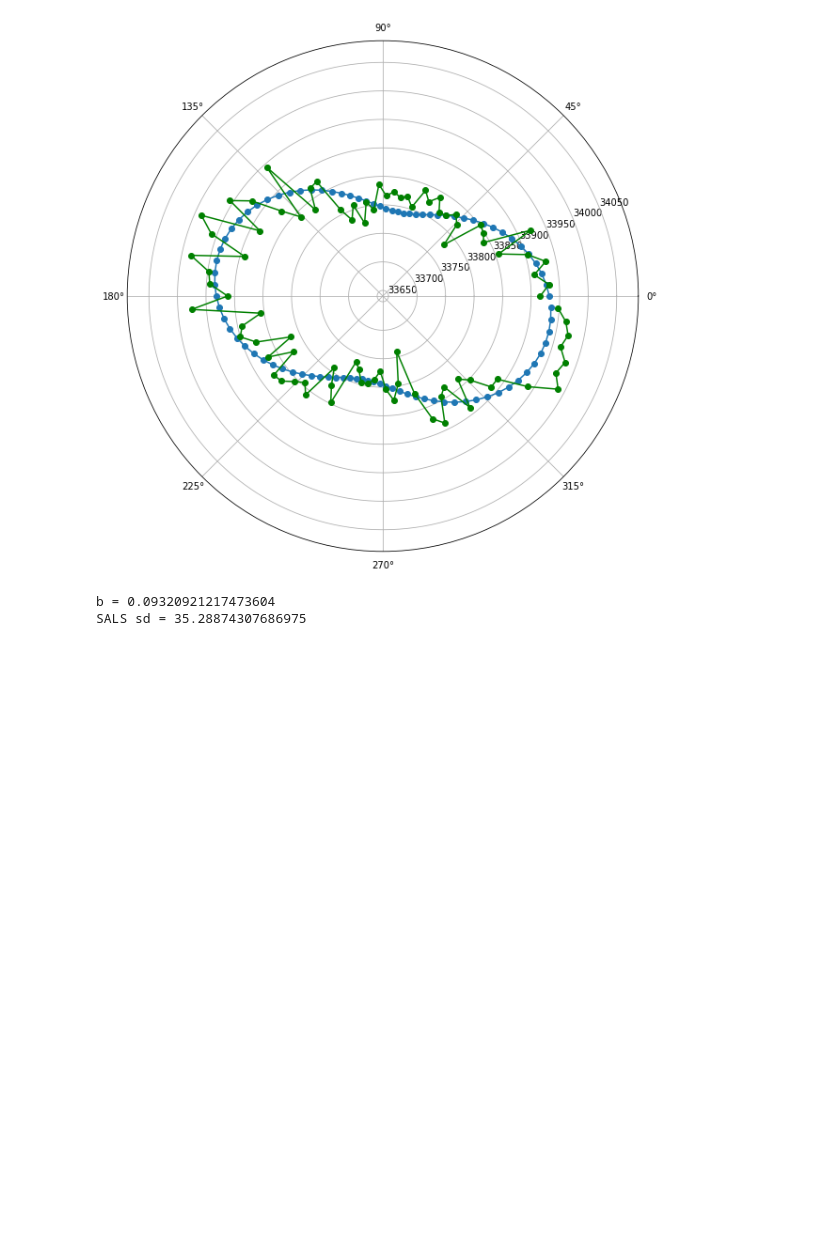
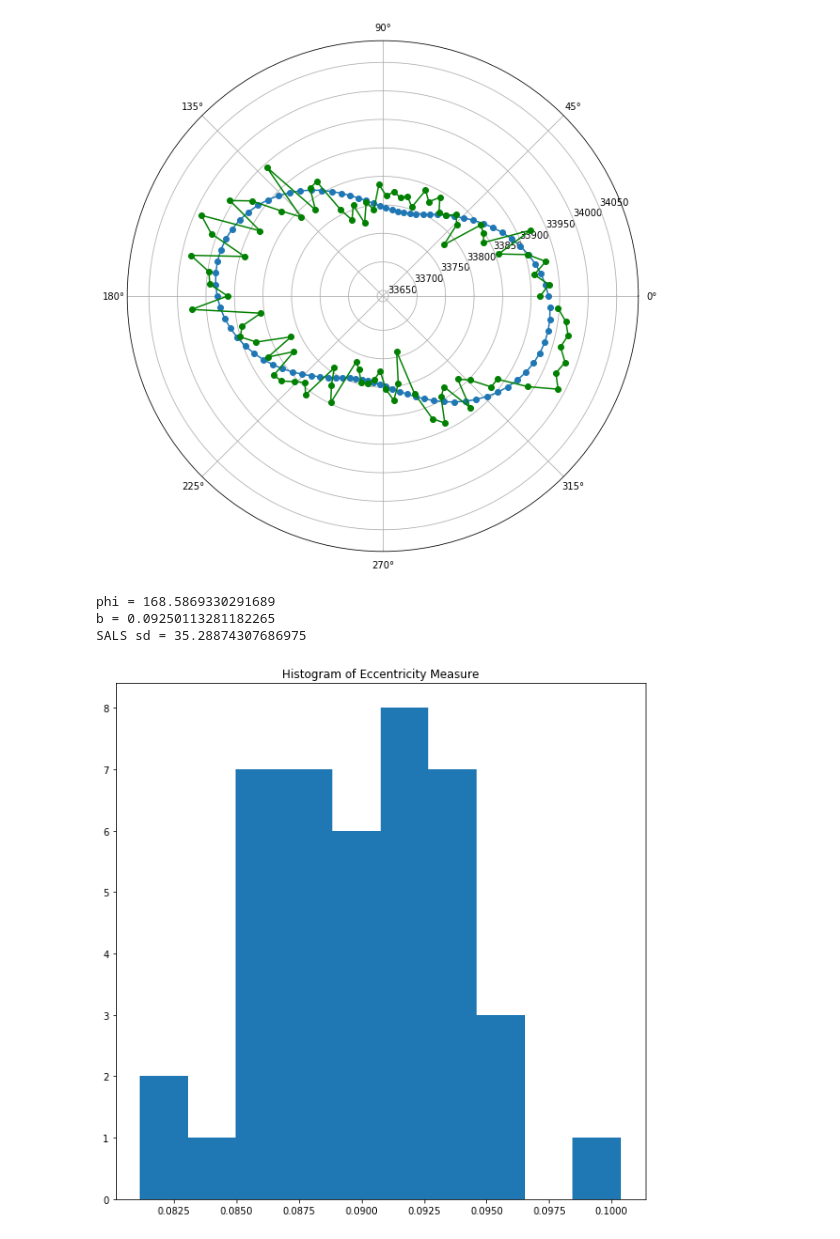
Before and after one commit to stpotter16/psfdi, a Jupyter notebook: notebooks/exploratory/stp_explore_ellipse.ipynb, the cells around one changed output. Saved outputs shown, nothing was run; the diff lists cells and outputs as text; code cells hidden in the pictures; blank space fills up the shorter version.

Commit message:
histogram of ellipse phi

```diff
--- a/notebooks/exploratory/stp_explore_ellipse.ipynb
+++ b/notebooks/exploratory/stp_explore_ellipse.ipynb
@@ -284,8 +284,37 @@ plt.ylim([data.min() - 100, data.max() + 100]);
 # %% [output]
 [figure]
 # %%
+print('phi = {}'.format(np.rad2deg(res.x[2])))
 print('b = {}'.format(res.x[1]))
 print('SALS sd = {}'.format(np.rad2deg(gamma_sd)))
 # %% [output]
-b = 0.09320921217473604
+phi = 168.5869330291689
+b = 0.09250113281182265
 SALS sd = 35.28874307686975
+# %%
+# Fit ellipses to each pixel in a SALS ROI
+bs = []
+phis = []
+for i in range(0, row_step):
+    for j in range(0, col_step):
+        data = np.roll(bp_planar[:, psfdi_row + i, psfdi_col + j], roll)
+
+        args_tup = (polar_angles, data)
+        int_x = [35000, 0, 0]
+        bounds = ((0, 1000 * np.max(bp_data)), (0.0, 1.0), (0, 2 * np.pi))
+
+        minfun = odf.minellipsefun
+        res = sciopt.differential_evolution(minfun, args=args_tup, bounds=bounds)
+
+        bs.append(res.x[1])
+        phis.append(res.x[2])
+
+bs = np.array(bs)
+phis = np.array(phis)
+# %%
+# Histogram of eccentricity
+fig = plt.figure(figsize=(10, 10))
+n, bins, patches = plt.hist(bs)
+plt.title('Histogram of Eccentricity Measure');
+# %% [output]
+[figure, added]
```
Also changed, not shown: parts of 5 cells of this notebook.
